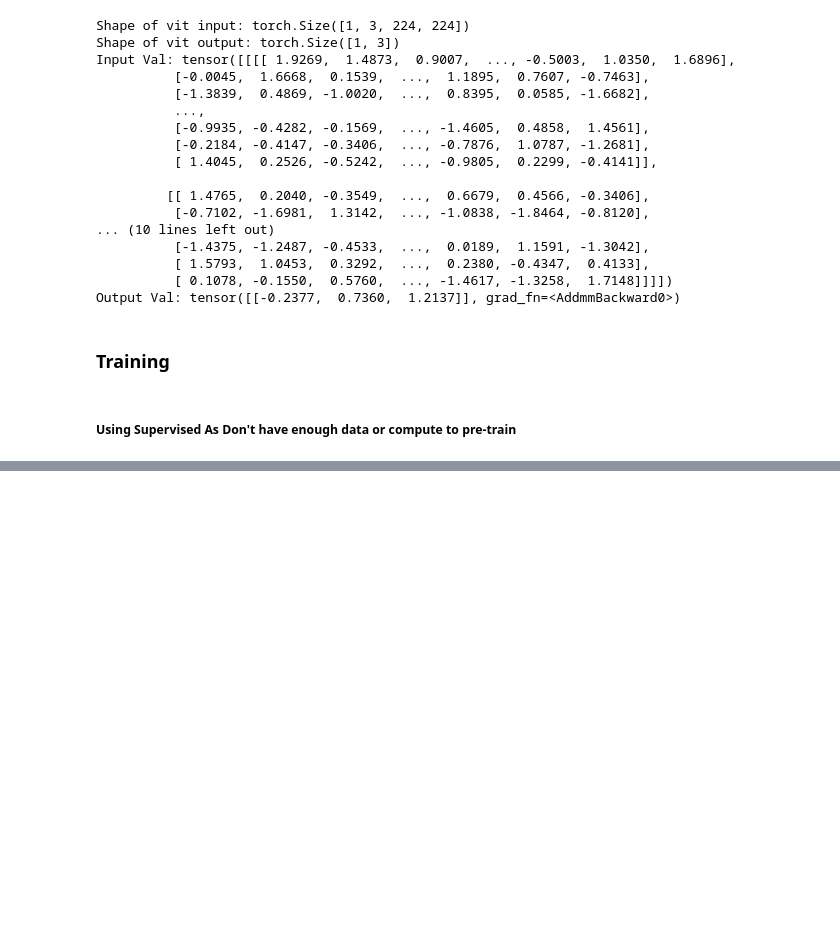
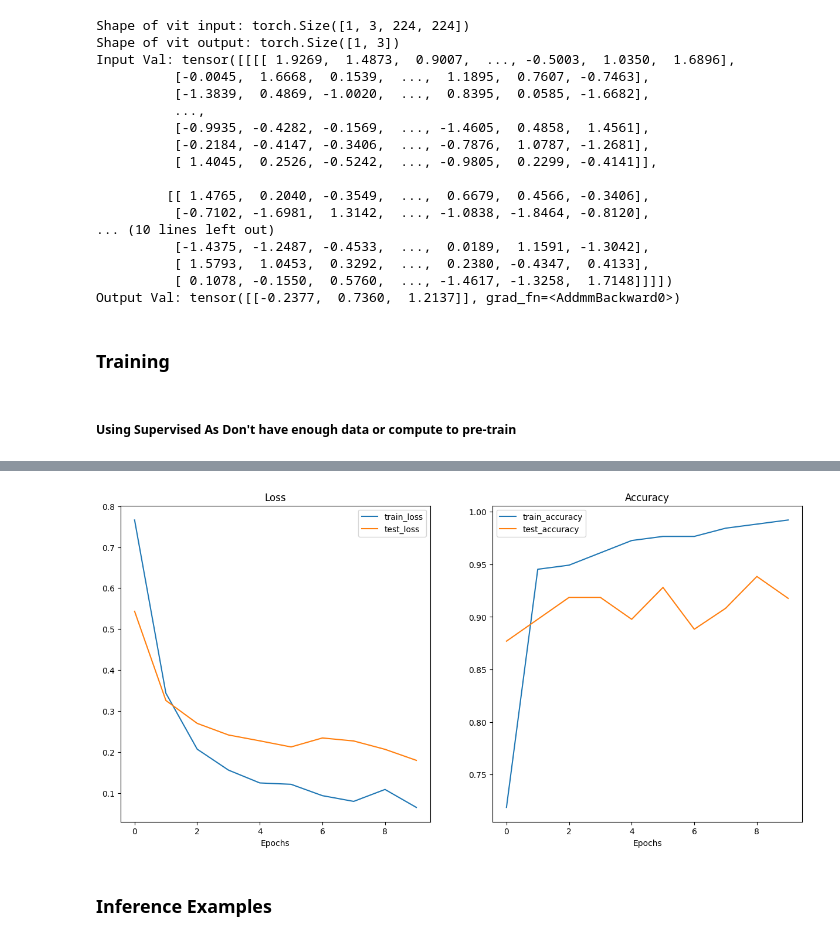
Before and after one commit to matthew-alexander-love/vit_paper_replication, a Jupyter notebook: vision_transformer.ipynb, the cells around one changed output, grey strips where cells are left out. Cells and saved outputs as stored; diff of their text form; code cells hidden in the pictures; blank space fills up the shorter version.

```diff
--- a/vision_transformer.ipynb
+++ b/vision_transformer.ipynb
@@ -320,0 +317,15 @@ Epoch: 10 | train_loss: 1.1566 | train_acc: 0.4414 | test_loss: 1.1866 | test_ac
+# %%
+pretrained_vit_weights = torchvision.models.ViT_B_16_Weights.DEFAULT
+
+pretrained_vit = torchvision.models.vit_b_16(weights=pretrained_vit_weights).to(device)
+
+# Freeze model
+for parameter in pretrained_vit.parameters():
+    parameter.requires_grad = False
+
+# Add new last layer
+set_seeds()
+pretrained_vit.heads = nn.Linear(in_features=768, out_features=len(class_names)).to(device)
+# %%
+pretrained_vit_transforms = pretrained_vit_weights.transforms()
+print(pretrained_vit_transforms)
@@ -320,0 +340,20 @@ Epoch: 10 | train_loss: 1.1566 | train_acc: 0.4414 | test_loss: 1.1866 | test_ac
+# %%
+train_dataloader_pretrained, test_dataloader_pretrained, class_names = data_setup.create_dataloaders(train_dir=train_dir,
+                                                                                                     test_dir=test_dir,
+                                                                                                     transform=pretrained_vit_transforms,
+                                                                                                     batch_size=32)
+# %%
+optimizer = torch.optim.Adam(params=pretrained_vit.parameters(),
+                             lr=1e-3)
+
+loss_fn = torch.nn.CrossEntropyLoss()
+
+set_seeds()
+
+pretrained_vit_results = engine.train(model=pretrained_vit,
+                                      train_dataloader=train_dataloader_pretrained,
+                                      test_dataloader=test_dataloader_pretrained,
+                                      optimizer=optimizer,
+                                      loss_fn=loss_fn,
+                                      epochs=10,
+                                      device=device)
@@ -320,0 +371,10 @@ Epoch: 10 | train_loss: 1.1566 | train_acc: 0.4414 | test_loss: 1.1866 | test_ac
+# %%
+plot_loss_curves(pretrained_vit_results)
+
+save_path = "models/supervised_pretrained/"
+torch.save(pretrained_vit.state_dict(), save_path + "model")
+torch.save(optimizer.state_dict(), save_path + "optim")
+# %% [output]
+[figure, added]
+# %% [markdown]
+### Inference Examples
```
Also changed, not shown: parts of 12 cells of this notebook, 5 other files.
